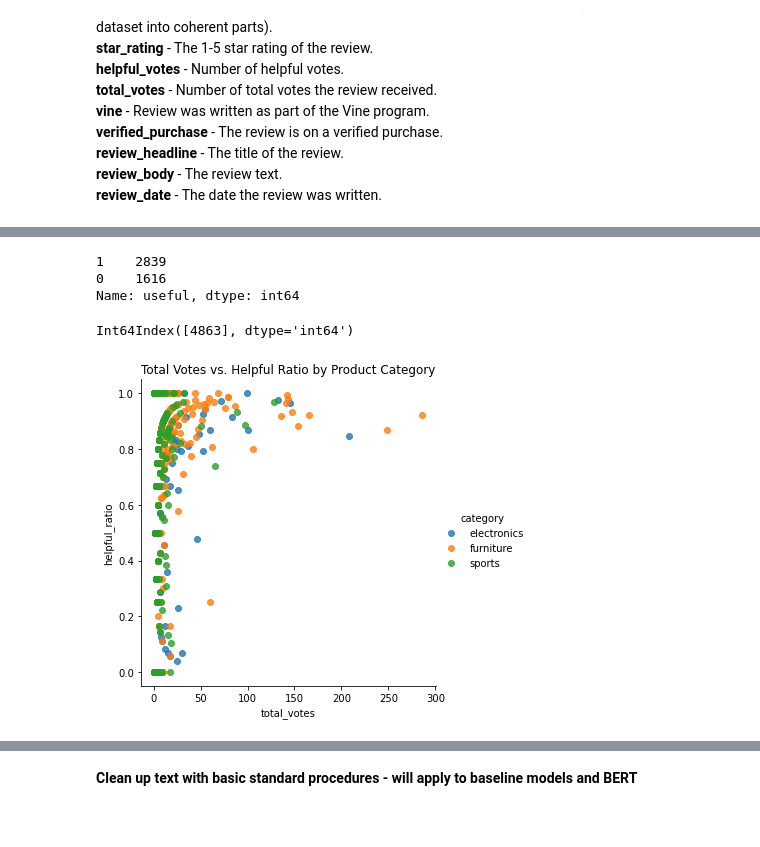
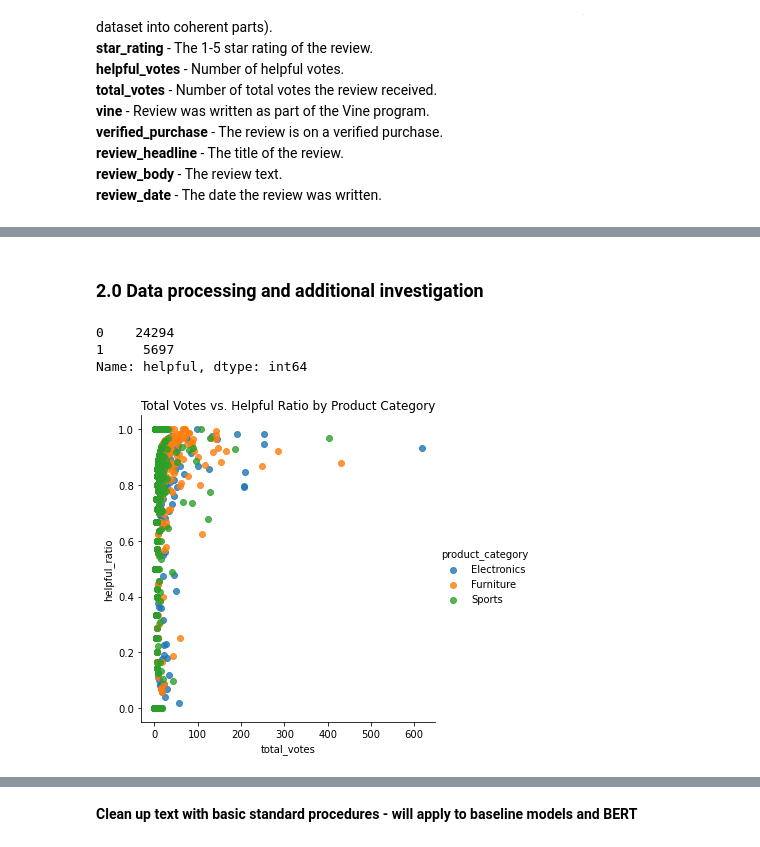
Before and after one commit to davidmiller2013/amazon-nlp-classification, a Jupyter notebook: notebooks/data-processing.ipynb, the cells around one changed output, grey strips where cells are left out. Drawn from its saved outputs; the diff is of its cells as text; code cells hidden in the pictures.

Commit message:
remove unused data, refactor data processing code, combine data of each prod category, include reviews with no votes, include product id and parent columns in output df

```diff
--- a/notebooks/data-processing.ipynb
+++ b/notebooks/data-processing.ipynb
@@ -141,17 +141,55 @@ combined
+# %% [markdown]
+### 2.0 Data processing and additional investigation
+# %%
+def data_processing(df, cols):
+
+    '''
+    df: set of review data to be processed
+    cols: list of columns to keep in processed df
+
+    Takes a dataframe and set of columns
+    Filters out rows with no review body
+    Classifies a review as helpful or not helpful based on having helpful votes greater than or less than
+    80% of total votes.
+    '''
+
+    df = df[cols]
+#     df = df[df['total_votes'] > 0]
+    df = df[df['review_body'].notna()]
+
+    df['helpful_ratio'] = df['helpful_votes'] / df['total_votes']
+    df['helpful_ratio'] = df['helpful_ratio'].fillna(0)
+    df['helpful'] = df['helpful_ratio'].apply(lambda x: 1 if x >= 0.8 else 0)
+    return df
+# %%
+cols = [
+        'product_id',
+        'product_parent',
+        'product_category',
+        'star_rating',
+        'helpful_votes',
+        'total_votes',
+        'verified_purchase',
+        'review_body'
+       ]
+
+processed_df = data_processing(combined, cols)
 # %%
-combined['useful'].value_counts()
+processed_df['helpful'].value_counts()
 # %% [output]
-1    2839
-0    1616
-Name: useful, dtype: int64
+0    24294
+1     5697
+Name: helpful, dtype: int64
 # %%
-best_review = combined[combined['total_votes'] == combined['total_votes'].max()]
-best_review.index
+best_review = processed_df[processed_df['total_votes'] == processed_df['total_votes'].max()]
+best_index = best_review.index.values[0]
-# %% [output]
-Int64Index([4863], dtype='int64')
 # %%
-sns.lmplot(x='total_votes', y='helpful_ratio', hue='category', data=combined, fit_reg=False).set(title='')
+sns.lmplot(x='total_votes',
+           y='helpful_ratio',
+           hue='product_category',
+           data=processed_df,
+           fit_reg=False).set(title='')
 plt.title('Total Votes vs. Helpful Ratio by Product Category')
 plt.show()
 # %% [output]
-[figure, old version]
+[figure, new version]
```
Also changed, not shown: parts of 27 cells of this notebook, 1 other file.
